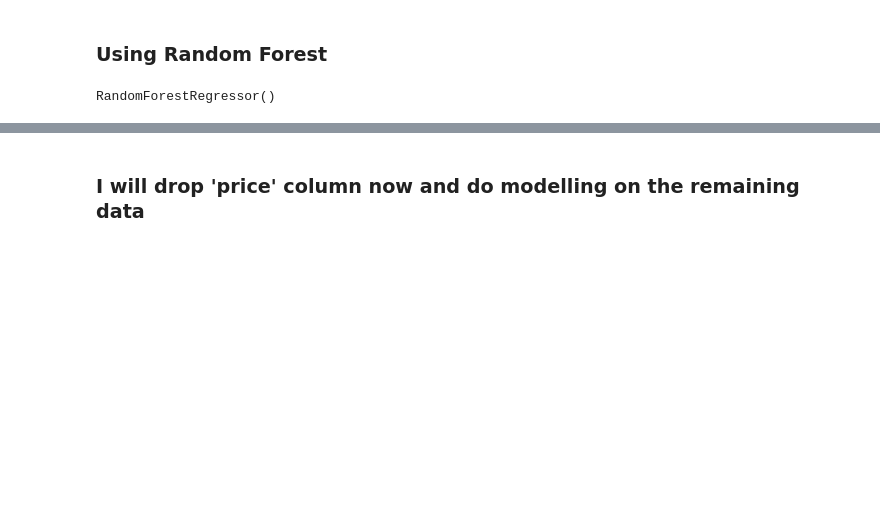
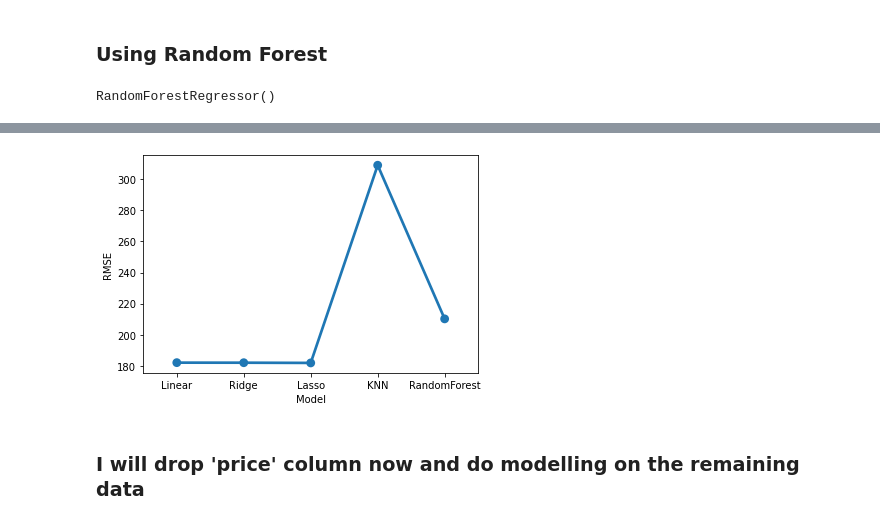
Before and after one commit to GKPSingh/Toronto-Airbnb, a Jupyter notebook: Airbnb_Modelling.ipynb, the cells around one changed output, grey strips where cells are left out. Saved outputs shown, nothing was run; the diff lists cells and outputs as text; code cells hidden in the pictures; blank space fills up the shorter version.

```diff
--- a/Airbnb_Modelling.ipynb
+++ b/Airbnb_Modelling.ipynb
@@ -433,3 +459,10 @@ ax[1,1].set_ylabel('Count');
+# %%
+# Pointplot of RMSE values
+fig, axes = plt.subplots()
+sns.pointplot(x = 'Model', y = 'RMSE', data = modelRmsedf)
+plt.show()
+# %% [output]
+[figure, added]
 # %% [markdown]
 ### I will drop 'price' column now and do modelling on the remaining data
 # %%
```
Also changed, not shown: parts of 75 cells of this notebook.
